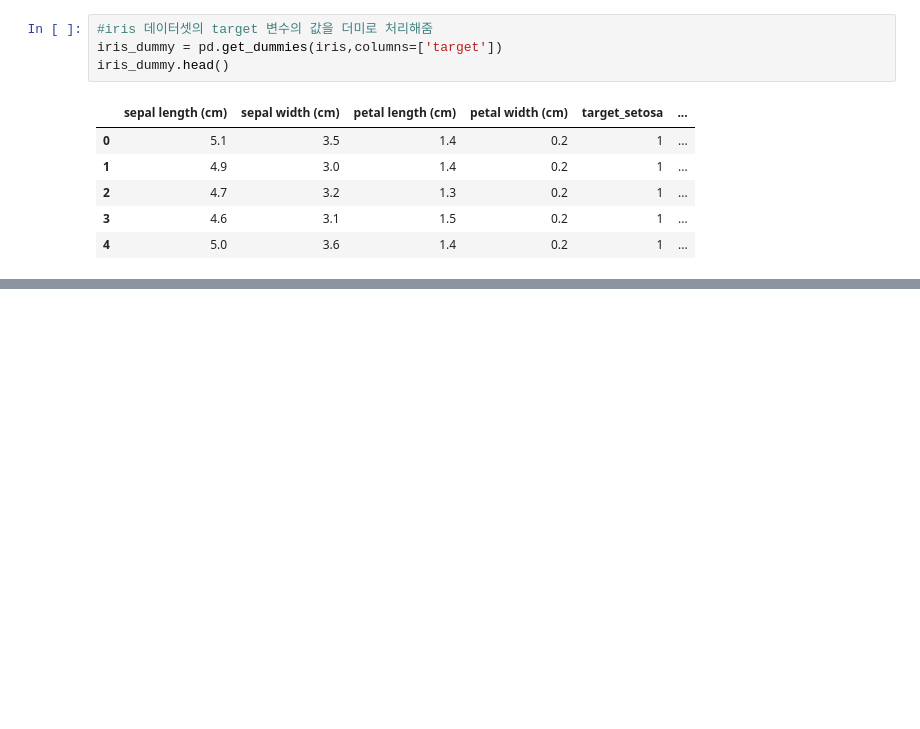
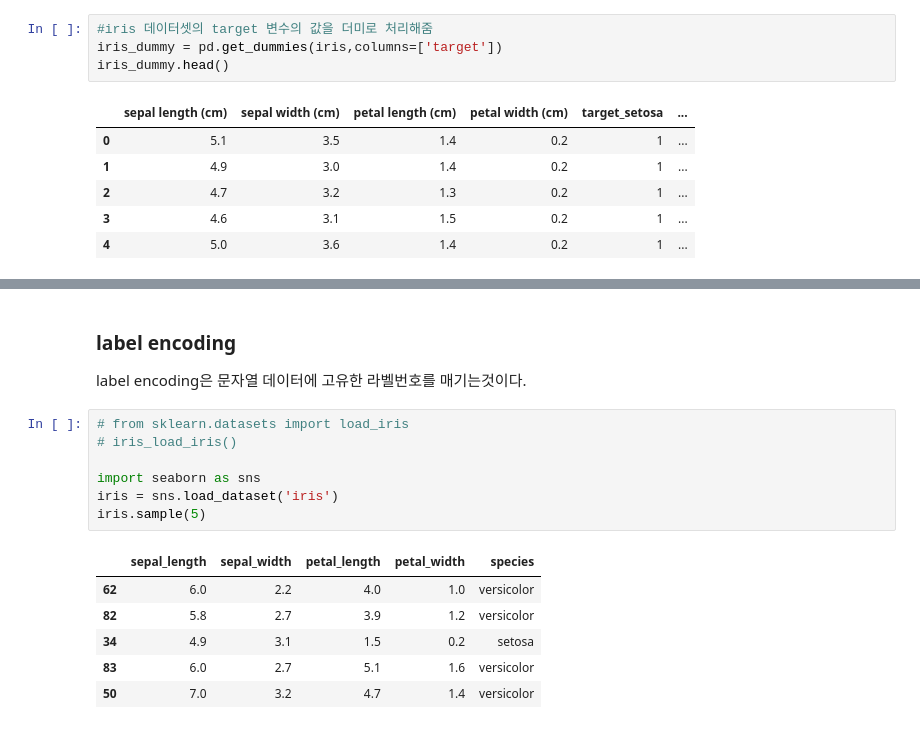
Before and after one commit to onleey/Machine-Learning_demo, a Jupyter notebook: p601_기계학습_데이터전처리_범주형변수처리.ipynb, the cells around one changed output, grey strips where cells are left out. Drawn from its saved outputs; the diff is of its cells as text; blank space fills up the shorter version.

```diff
--- a/p601_기계학습_데이터전처리_범주형변수처리.ipynb
+++ b/p601_기계학습_데이터전처리_범주형변수처리.ipynb
@@ -160,0 +161,17 @@ iris_dummy.sample(5)
+# %% [markdown]
+### label encoding
+label encoding은 문자열 데이터에 고유한 라벨번호를 매기는것이다.
+# %%
+# from sklearn.datasets import load_iris
+# iris_load_iris()
+
+import seaborn as sns
+iris = sns.load_dataset('iris')
+iris.sample(5)
+# %% [output]
+|  | sepal_length | sepal_width | petal_length | petal_width | species |
+| 62 | 6.0 | 2.2 | 4.0 | 1.0 | versicolor |
+| 82 | 5.8 | 2.7 | 3.9 | 1.2 | versicolor |
+| 34 | 4.9 | 3.1 | 1.5 | 0.2 | setosa |
+| 83 | 6.0 | 2.7 | 5.1 | 1.6 | versicolor |
+| 50 | 7.0 | 3.2 | 4.7 | 1.4 | versicolor |
```
Also changed, not shown: parts of 19 cells of this notebook.
